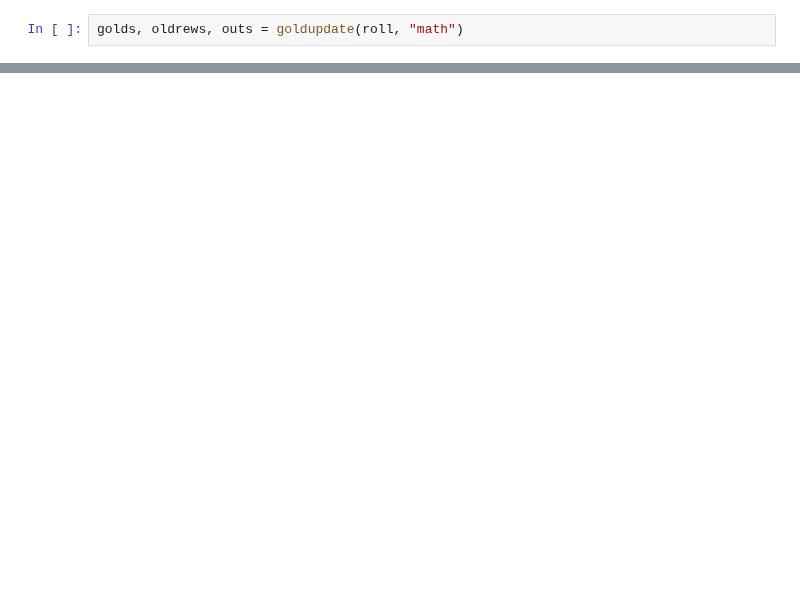
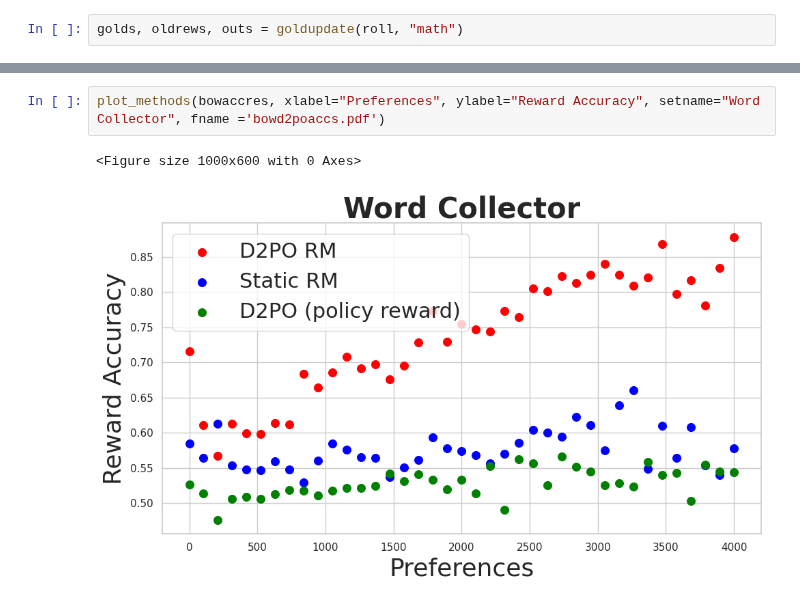
Before and after one commit to PrasannS/d2po, a Jupyter notebook: notebooks/newtrain_analysis.ipynb, the cells around one changed output, grey strips where cells are left out. Saved outputs shown, nothing was run; the diff lists cells and outputs as text; blank space fills up the shorter version.

```diff
--- a/notebooks/newtrain_analysis.ipynb
+++ b/notebooks/newtrain_analysis.ipynb
@@ -75,0 +181,5 @@ plt.scatter(range(len(astats[:70])), astats[:70])
+# %%
+plot_methods(bowaccres, xlabel="Preferences", ylabel="Reward Accuracy", setname="Word Collector", fname ='bowd2poaccs.pdf')
+# %% [output]
+<Figure size 1000x600 with 0 Axes>
+[figure, added]
```
Also changed, not shown: parts of 47 cells of this notebook, 6 other files.
